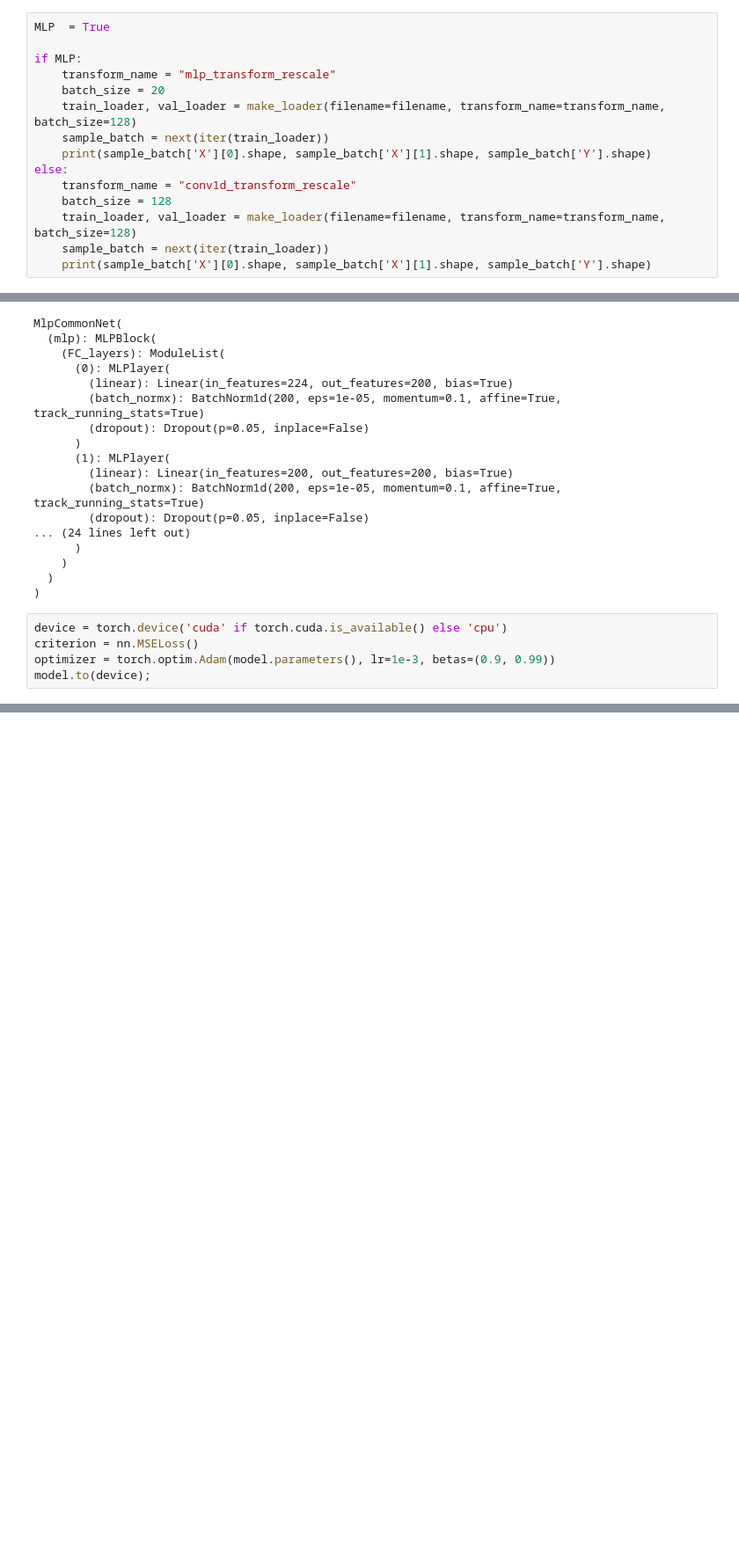
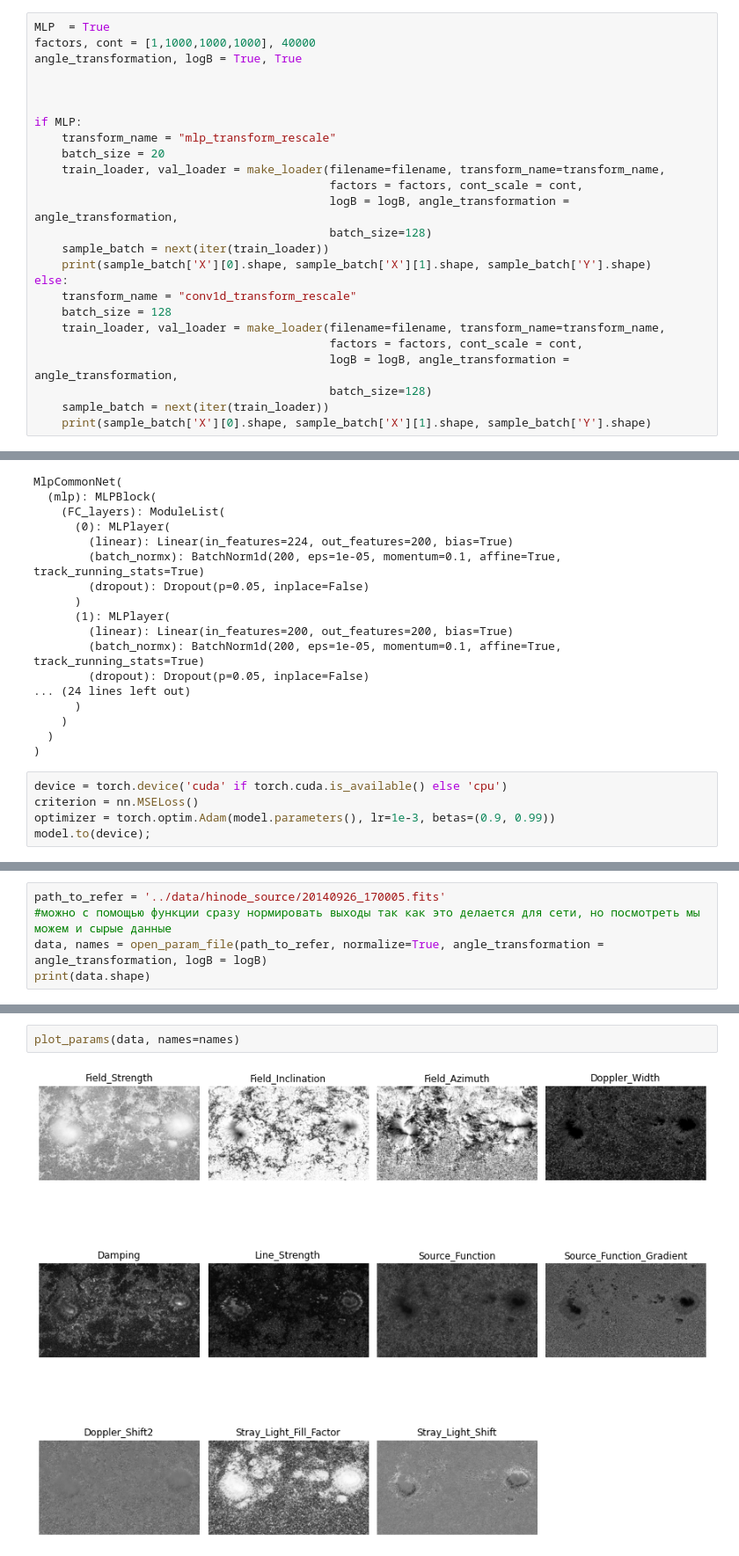
Before and after one commit to iknyazeva/InverseProblem, a Jupyter notebook: notebooks/model_mlp_common_train.ipynb, the cells around one changed output, grey strips where cells are left out. Shown at 88% size. Drawn from its saved outputs; the diff is of its cells as text; blank space fills up the shorter version.

```diff
--- a/notebooks/model_mlp_common_train.ipynb
+++ b/notebooks/model_mlp_common_train.ipynb
@@ -41,16 +39,26 @@ fig.set_tight_layout(tight = True)
 # %%
 MLP  = True
+factors, cont = [1,1000,1000,1000], 40000
+angle_transformation, logB = True, True
+
+
 
 if MLP:
     transform_name = "mlp_transform_rescale"
     batch_size = 20
-    train_loader, val_loader = make_loader(filename=filename, transform_name=transform_name, batch_size=128)
+    train_loader, val_loader = make_loader(filename=filename, transform_name=transform_name,
+                                           factors = factors, cont_scale = cont,
+                                           logB = logB, angle_transformation = angle_transformation,
+                                           batch_size=128)
     sample_batch = next(iter(train_loader))
     print(sample_batch['X'][0].shape, sample_batch['X'][1].shape, sample_batch['Y'].shape)
 else:
     transform_name = "conv1d_transform_rescale"
     batch_size = 128
-    train_loader, val_loader = make_loader(filename=filename, transform_name=transform_name, batch_size=128)
+    train_loader, val_loader = make_loader(filename=filename, transform_name=transform_name,
+                                           factors = factors, cont_scale = cont,
+                                           logB = logB, angle_transformation = angle_transformation,
+                                           batch_size=128)
     sample_batch = next(iter(train_loader))
     print(sample_batch['X'][0].shape, sample_batch['X'][1].shape, sample_batch['Y'].shape)
 # %% [output]
@@ -149,0 +183,5 @@ Epoch 002 train_loss: 0.0599 val_loss 0.0124
+# %%
+path_to_refer = '../data/hinode_source/20140926_170005.fits'
+#можно с помощью функции сразу нормировать выходы так как это делается для сети, но посмотреть мы можем и сырые данные
+data, names = open_param_file(path_to_refer, normalize=True, angle_transformation = angle_transformation, logB = logB)
+print(data.shape)
@@ -149,0 +202,4 @@ Epoch 002 train_loss: 0.0599 val_loss 0.0124
+# %%
+plot_params(data, names=names)
+# %% [output]
+[figure, added]
```
Also changed, not shown: parts of 15 cells of this notebook.
